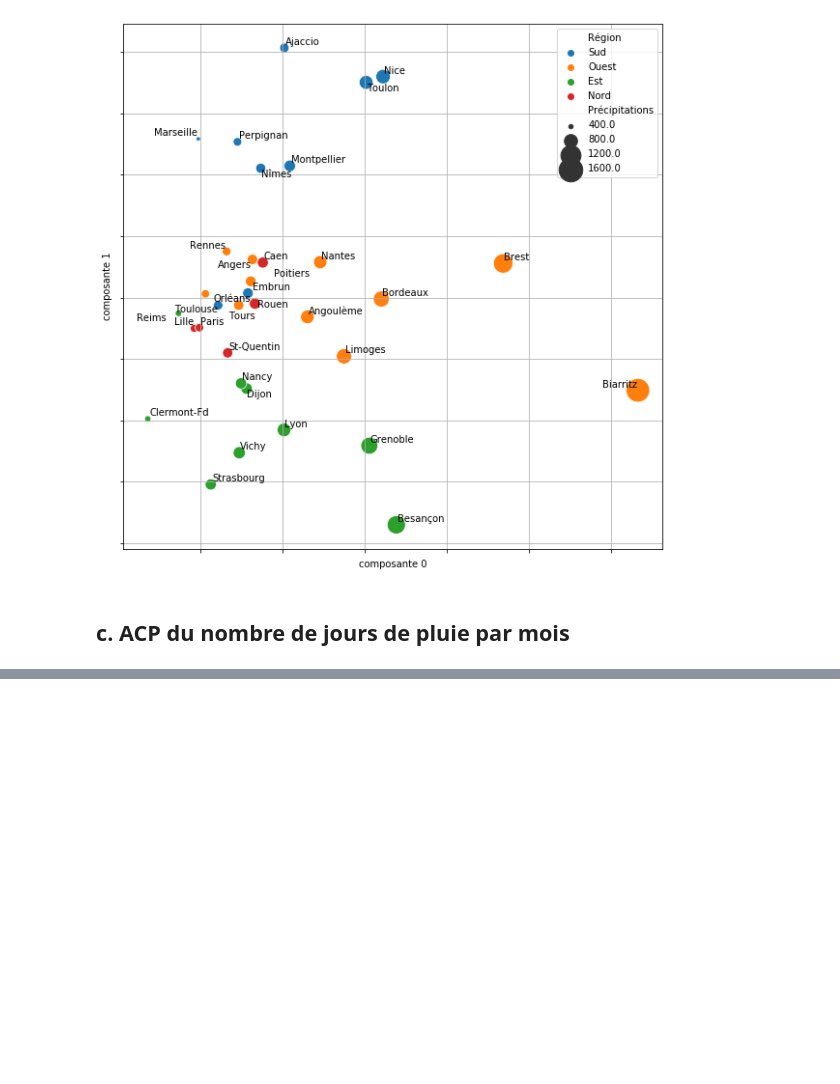
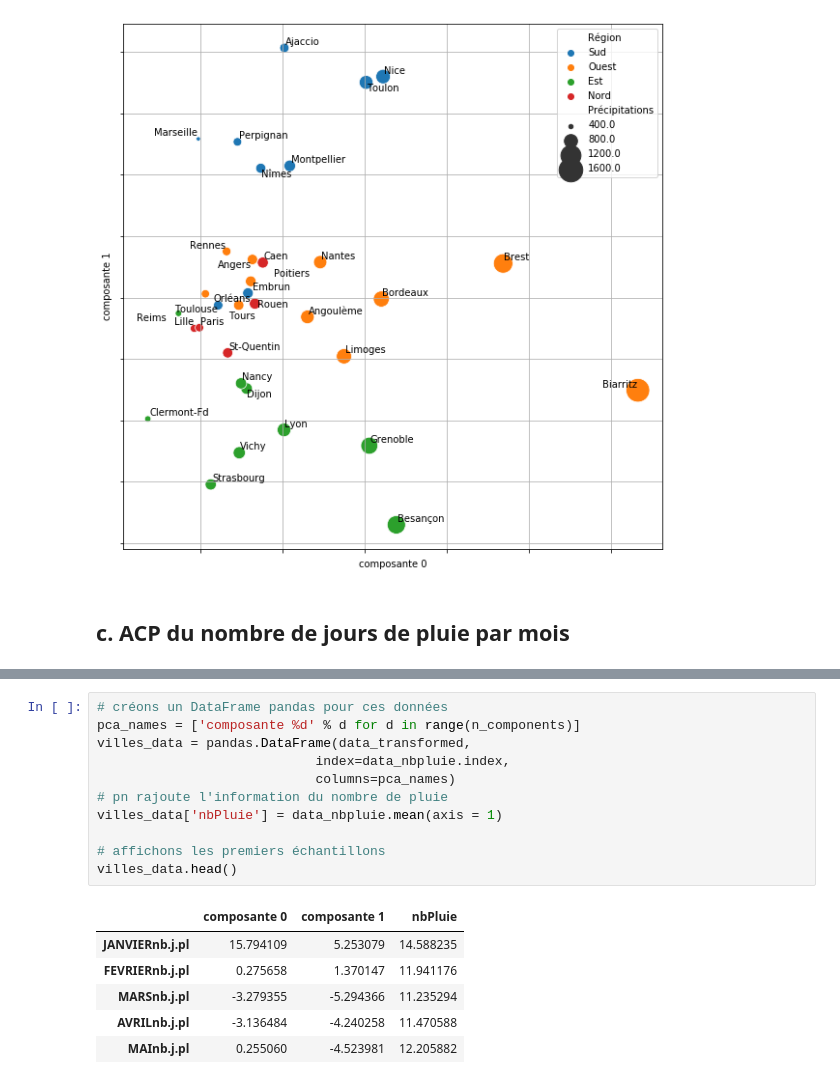
Before and after one commit to campusplage/compte-rendus-mullier_alberjaoui, a Jupyter notebook: TP2_sklearn.ipynb, the cells around one changed output, grey strips where cells are left out. Drawn from its saved outputs; the diff is of its cells as text; blank space fills up the shorter version.

```diff
--- a/TP2_sklearn.ipynb
+++ b/TP2_sklearn.ipynb
@@ -586,0 +609,18 @@ plt.grid()
+# %%
+# créons un DataFrame pandas pour ces données
+pca_names = ['composante %d' % d for d in range(n_components)]
+villes_data = pandas.DataFrame(data_transformed,
+                            index=data_nbpluie.index,
+                            columns=pca_names)
+# pn rajoute l'information du nombre de pluie
+villes_data['nbPluie'] = data_nbpluie.mean(axis = 1)
+
+# affichons les premiers échantillons
+villes_data.head()
+# %% [output]
+|  | composante 0 | composante 1 | nbPluie |
+| JANVIERnb.j.pl | 15.794109 | 5.253079 | 14.588235 |
+| FEVRIERnb.j.pl | 0.275658 | 1.370147 | 11.941176 |
+| MARSnb.j.pl | -3.279355 | -5.294366 | 11.235294 |
+| AVRILnb.j.pl | -3.136484 | -4.240258 | 11.470588 |
+| MAInb.j.pl | 0.255060 | -4.523981 | 12.205882 |
```
Also changed, not shown: parts of 4 cells of this notebook.
